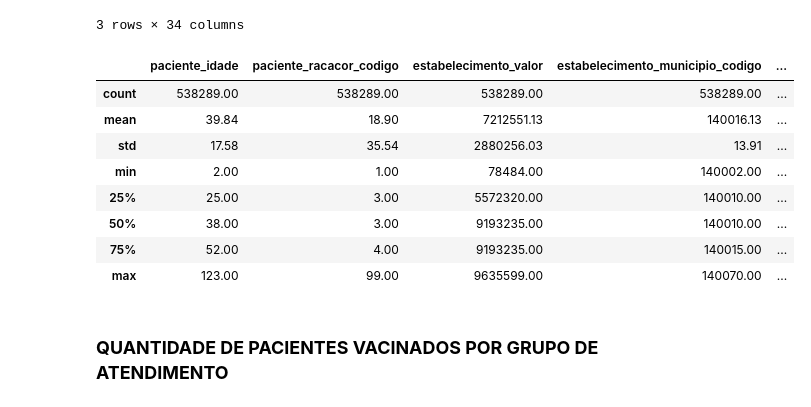
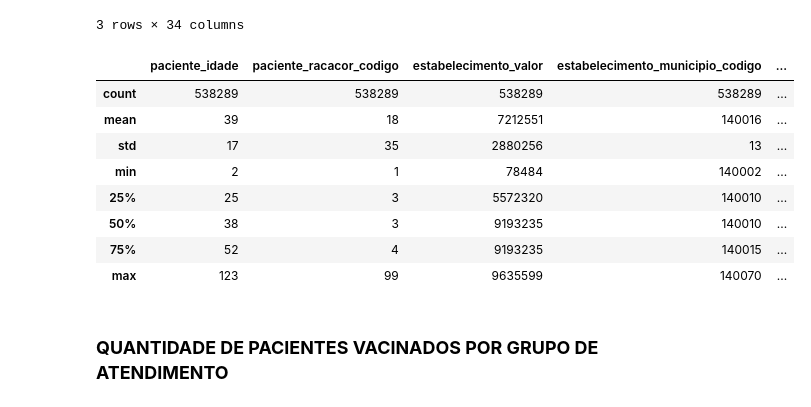
Before and after one commit to evelyncmsouza/Covid-19VaccinationData, a Jupyter notebook: VacinacaoCOVID19.ipynb, the cells around one changed output. Saved outputs shown, nothing was run; the diff lists cells and outputs as text; code cells hidden in the pictures.

```diff
--- a/VacinacaoCOVID19.ipynb
+++ b/VacinacaoCOVID19.ipynb
@@ -45,17 +47,17 @@ colSelected = datasetCovid[['vacina_codigo', 'vacina_grupoatendimento_nome', 'pa
                             'vacina_fabricante_nome', 'vacina_descricao_dose']]
 # %%
 #INFORMAÇÕES DE ESTATÍSTICA DESCRITIVAS, COMO: MÉDIA, DESVIO PADRÃO, MÁXIMO, MÍNIMO E OUTRAS TENDÊNCIAS CENTRAIS
-datasetCovid.describe().round(2)
+datasetCovid.describe().astype(int)
 # %% [output]
 |  | paciente_idade | paciente_racacor_codigo | estabelecimento_valor | estabelecimento_municipio_codigo | ... |
-| count | 538289.00 | 538289.00 | 538289.00 | 538289.00 | ... |
-| mean | 39.84 | 18.90 | 7212551.13 | 140016.13 | ... |
-| std | 17.58 | 35.54 | 2880256.03 | 13.91 | ... |
-| min | 2.00 | 1.00 | 78484.00 | 140002.00 | ... |
-| 25% | 25.00 | 3.00 | 5572320.00 | 140010.00 | ... |
-| 50% | 38.00 | 3.00 | 9193235.00 | 140010.00 | ... |
-| 75% | 52.00 | 4.00 | 9193235.00 | 140015.00 | ... |
-| max | 123.00 | 99.00 | 9635599.00 | 140070.00 | ... |
+| count | 538289 | 538289 | 538289 | 538289 | ... |
+| mean | 39 | 18 | 7212551 | 140016 | ... |
+| std | 17 | 35 | 2880256 | 13 | ... |
+| min | 2 | 1 | 78484 | 140002 | ... |
+| 25% | 25 | 3 | 5572320 | 140010 | ... |
+| 50% | 38 | 3 | 9193235 | 140010 | ... |
+| 75% | 52 | 4 | 9193235 | 140015 | ... |
+| max | 123 | 99 | 9635599 | 140070 | ... |
 # %% [markdown]
 ### **QUANTIDADE DE PACIENTES VACINADOS POR GRUPO DE ATENDIMENTO**
 # %%
```
Also changed, not shown: parts of 6 cells of this notebook.
